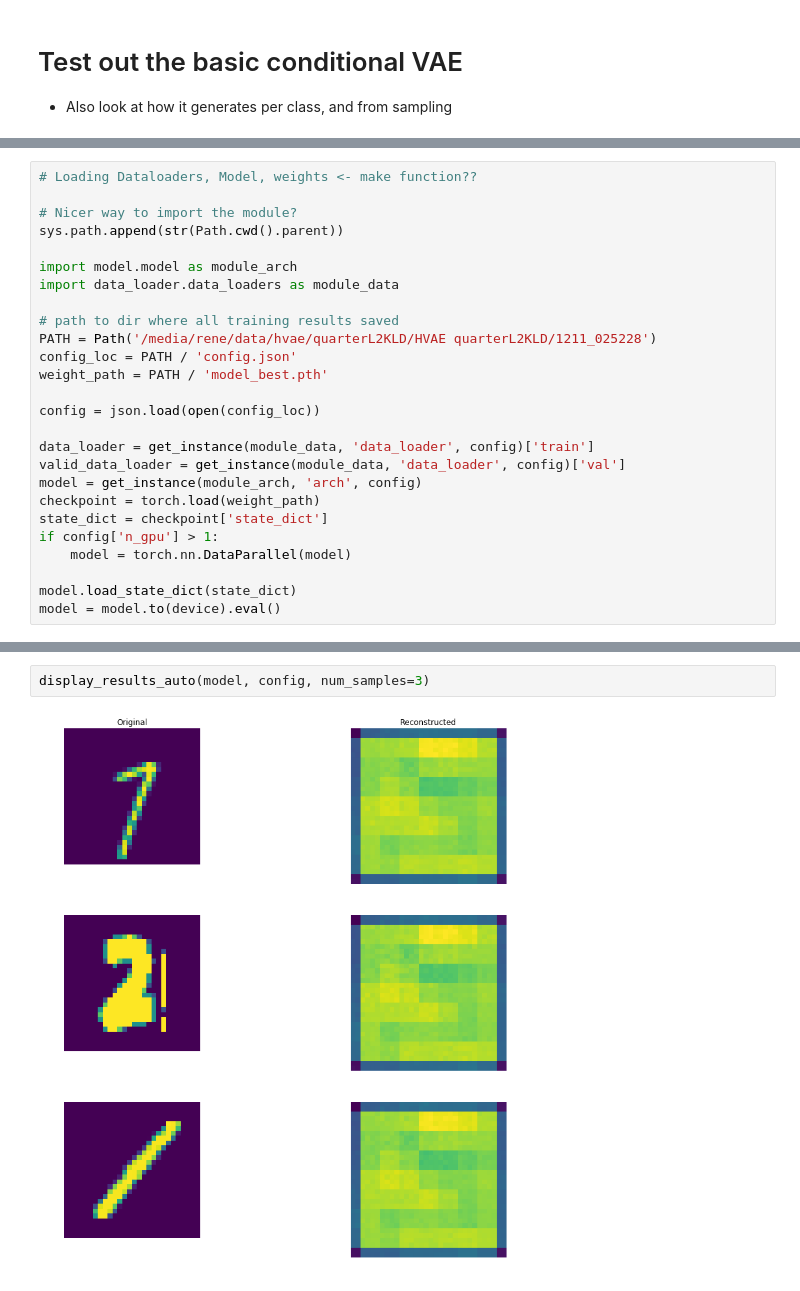
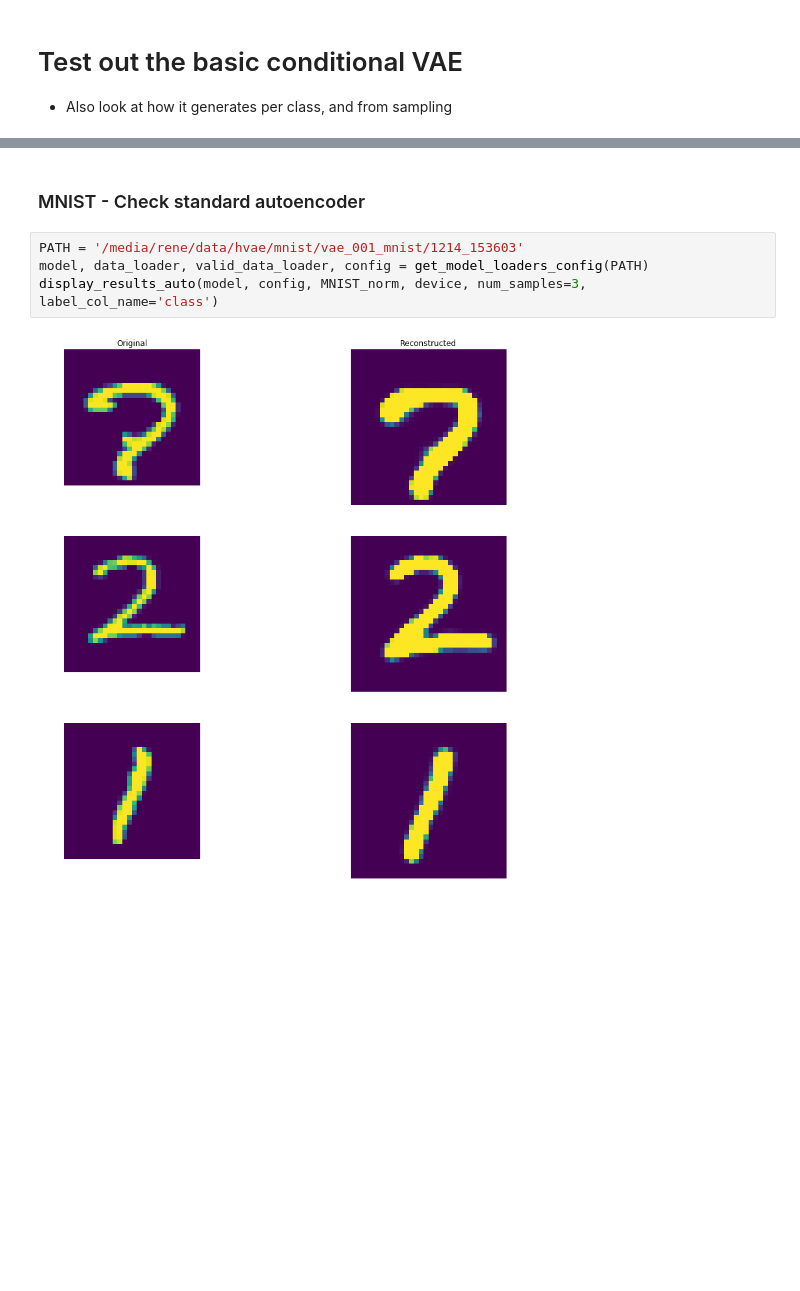
Before and after one commit to renebidart/hvae, a Jupyter notebook: notebooks/eval_autoencoder.ipynb, the cells around one changed output, grey strips where cells are left out. Saved outputs shown, nothing was run; the diff lists cells and outputs as text; blank space fills up the shorter version.

```diff
--- a/notebooks/eval_autoencoder.ipynb
+++ b/notebooks/eval_autoencoder.ipynb
@@ -50,26 +47,0 @@ def get_instance(module, name, config, *args):
-# %%
-# Loading Dataloaders, Model, weights <- make function??
-
-# Nicer way to import the module?
-sys.path.append(str(Path.cwd().parent))
-
-import model.model as module_arch
-import data_loader.data_loaders as module_data
-
-# path to dir where all training results saved
-PATH = Path('/media/rene/data/hvae/quarterL2KLD/HVAE quarterL2KLD/1211_025228')
-config_loc = PATH / 'config.json'
-weight_path = PATH / 'model_best.pth'
-
-config = json.load(open(config_loc))
-
-data_loader = get_instance(module_data, 'data_loader', config)['train']
-valid_data_loader = get_instance(module_data, 'data_loader', config)['val']
-model = get_instance(module_arch, 'arch', config)
-checkpoint = torch.load(weight_path)
-state_dict = checkpoint['state_dict']
-if config['n_gpu'] > 1:
-    model = torch.nn.DataParallel(model)
-
-model.load_state_dict(state_dict)
-model = model.to(device).eval()
@@ -138,4 +121,8 @@ def display_results_auto(vae_model, config, num_samples=5, data='mnist', size =
-# %%
-display_results_auto(model, config, num_samples=3)
-# %% [output]
-[figure, removed]
+# %% [markdown]
+### MNIST - Check standard autoencoder
+# %%
+PATH = '/media/rene/data/hvae/mnist/vae_001_mnist/1214_153603'
+model, data_loader, valid_data_loader, config = get_model_loaders_config(PATH)
+display_results_auto(model, config, MNIST_norm, device, num_samples=3, label_col_name='class')
+# %% [output]
+[figure, added]
```
Also changed, not shown: parts of 6 cells of this notebook, 28 other files.
